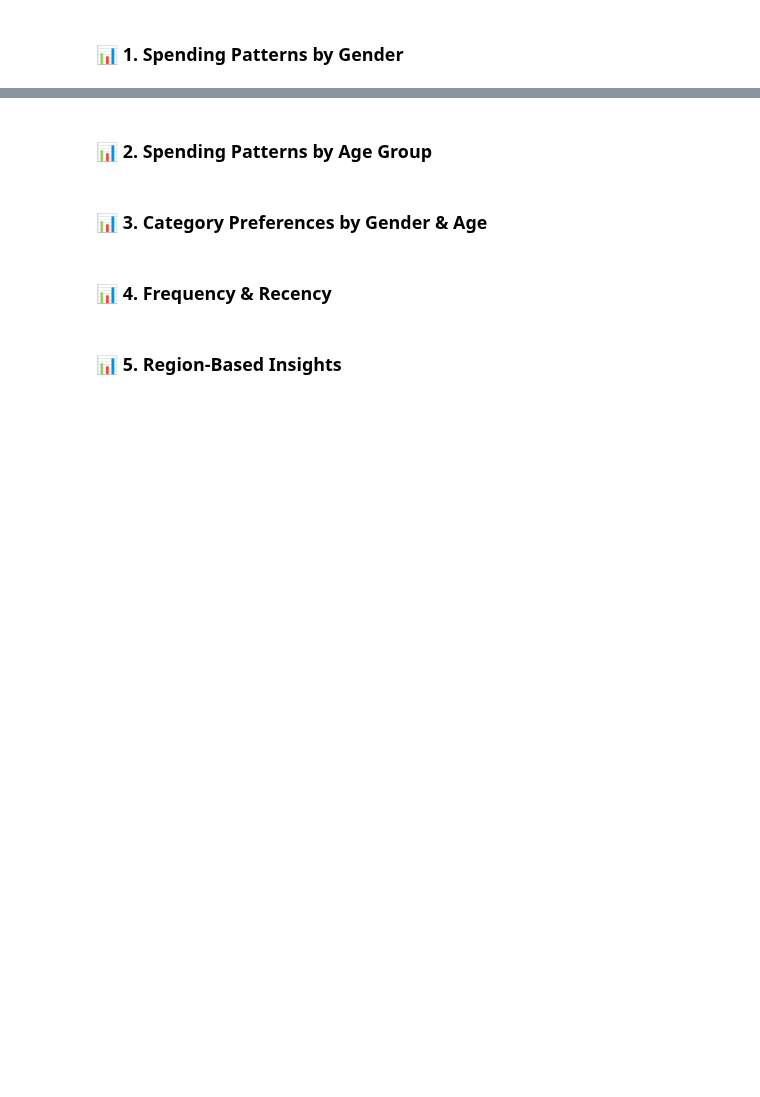
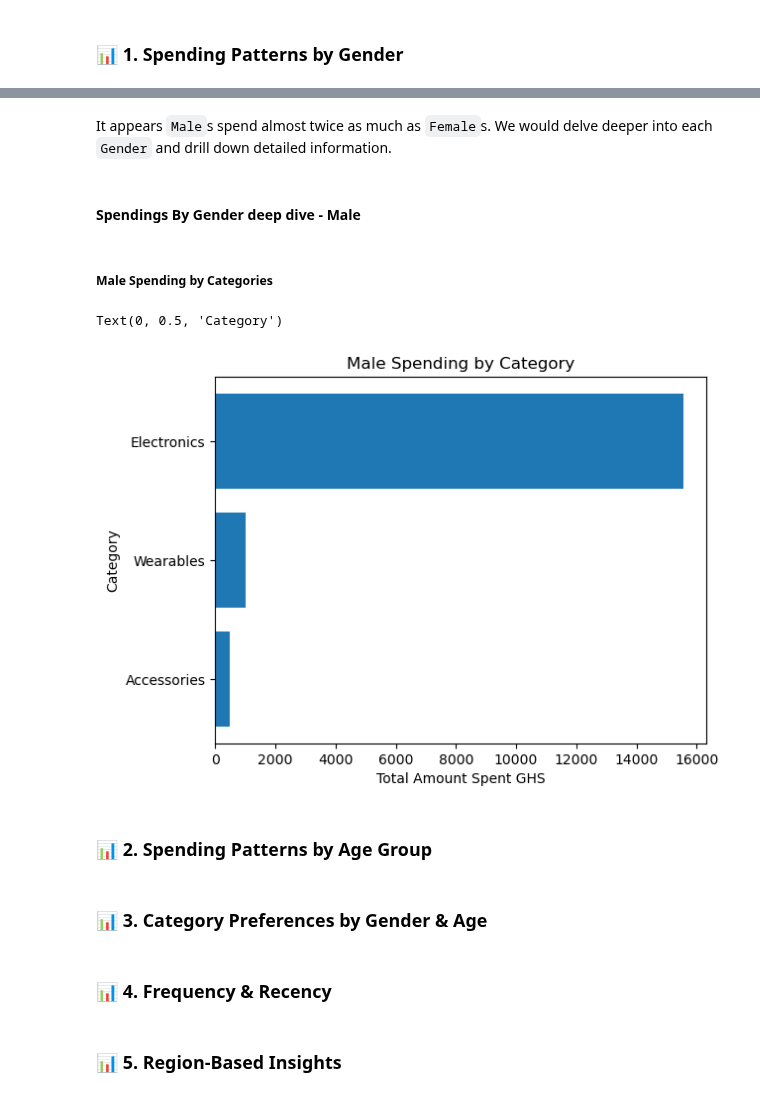
Before and after one commit to Mohammed-Hanan-Othman/ecommerce-sales-analysis, a Jupyter notebook: notebooks/1.customer_behaviour_analysis.ipynb, the cells around one changed output, grey strips where cells are left out. Drawn from its saved outputs; the diff is of its cells as text; code cells hidden in the pictures; blank space fills up the shorter version.

```diff
--- a/notebooks/1.customer_behaviour_analysis.ipynb
+++ b/notebooks/1.customer_behaviour_analysis.ipynb
@@ -28,3 +53,20 @@ The data used here is the cleaned version of the original sales dataset:
+# %% [markdown]
+It appears `Male`s spend almost twice as much as `Female`s. We would delve deeper into each ``Gender`` and drill down detailed information.
+# %% [markdown]
+#### Spendings By Gender deep dive - Male
+# %% [markdown]
+##### Male Spending by Categories
+# %%
+# Obtain male information
+df_male = df[df["Gender"] == "Male"]
+# Visualize Male Spending by Product Categories
+plt.barh(df_male["Category"], df_male["Total Price Calc"]);
+plt.title("Male Spending by Category")
+plt.xlabel("Total Amount Spent GHS")
+plt.ylabel("Category")
+# %% [output]
+Text(0, 0.5, 'Category')
+[figure, added]
 # %% [markdown]
 ### 📊 2. Spending Patterns by Age Group
 # %% [markdown]
```
Also changed, not shown: parts of 5 cells of this notebook.
